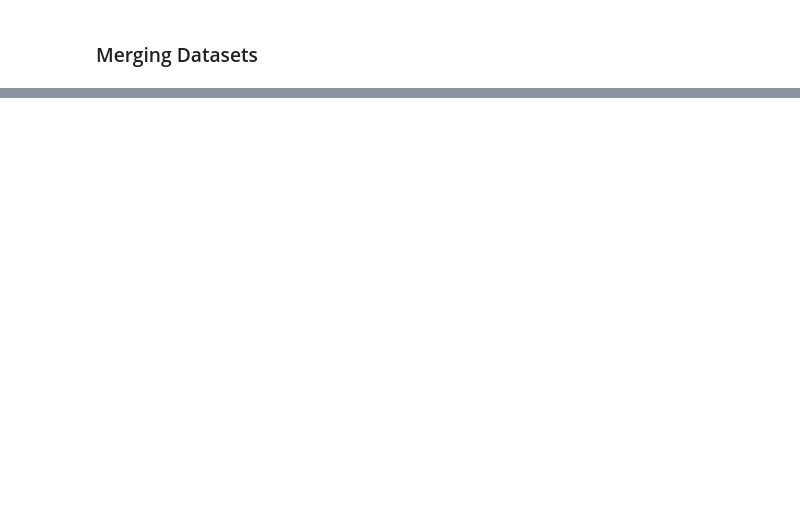
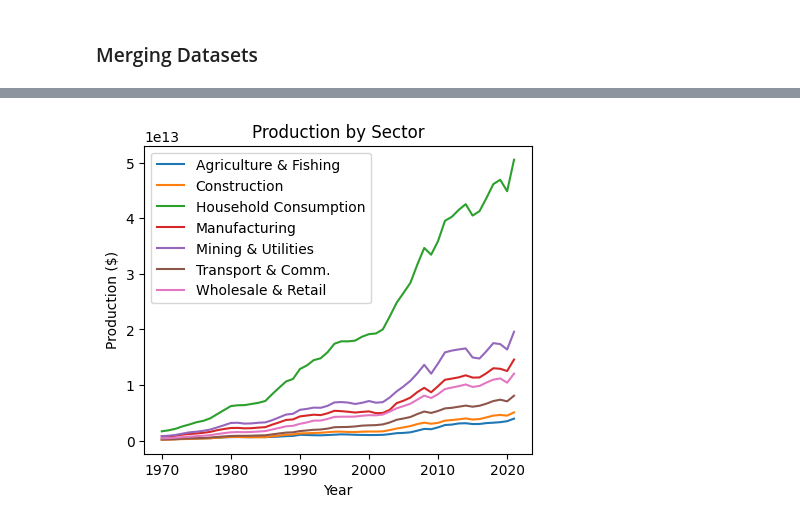
Before and after one commit to mathispappo/Carbon-Emissions-Analysis, a Jupyter notebook: notebook.ipynb, the cells around one changed output, grey strips where cells are left out. Drawn from its saved outputs; the diff is of its cells as text; code cells hidden in the pictures; blank space fills up the shorter version.

```diff
--- a/notebook.ipynb
+++ b/notebook.ipynb
@@ -119,23 +136,25 @@ plt.show()
 # %%
 # Group by year and sum the production for each sector and countries
 df_prod = df.groupby('Year')[
     ['Agriculture & Fishing', 'Construction', 'Household Consumption',
      'Manufacturing', 'Mining & Utilities', 'Transport & Comm.', 'Wholesale & Retail']
 ].sum().reset_index()
 
 # List of sectors
 sectors = ['Agriculture & Fishing', 'Construction', 'Household Consumption',
            'Manufacturing', 'Mining & Utilities', 'Transport & Comm.', 'Wholesale & Retail']
 
-plt.figure(figsize=(8, 6))
+plt.figure(figsize=(5, 4))
 for sector in sectors:
     plt.plot(df_prod['Year'], df_prod[sector], label=sector)
 
 plt.xlabel('Year')
 plt.ylabel('Production ($)')
 plt.title('Production by Sector')
 plt.legend()
 plt.show()
+# %% [output]
+[figure, added]
 # %%
 import geopandas as gpd
 # %%
```
Also changed, not shown: parts of 15 cells of this notebook.
